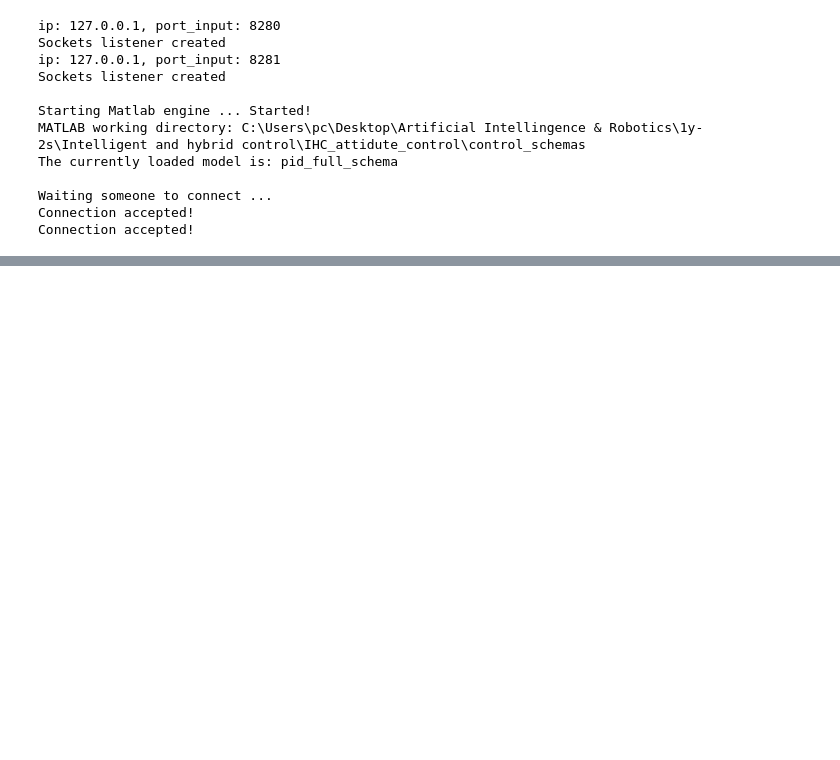
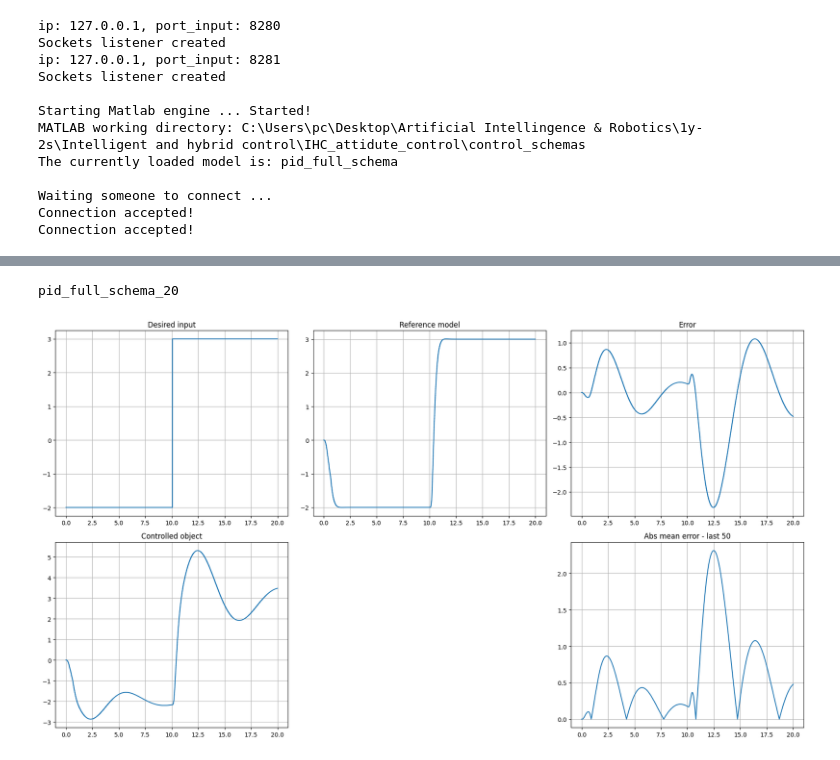
Before and after one commit to jacopotdsc/IHC_attidute_control, a Jupyter notebook: code/ihc_project.ipynb, the cells around one changed output, grey strips where cells are left out. Cells and saved outputs as stored; diff of their text form; code cells hidden in the pictures; blank space fills up the shorter version.

```diff
--- a/code/ihc_project.ipynb
+++ b/code/ihc_project.ipynb
@@ -651,0 +692,31 @@ pid_full_schema_20
+# %%
+try:
+    main_loop(
+        connection_receiver=connection_receiver,
+        connection_sender=connection_sender,
+        network=network,
+        dataset=dataset,
+        history_desired_input=history_desired_input,
+        history_reference_model=history_reference_model,
+        history_controlled_object=history_controlled_object,
+        history_error=history_error,
+        history_mean_error=history_mean_error,
+        mean_error_window=mean_error_window,
+        train_flag = False
+        )
+except Exception as e:
+    print()
+    print(e)
+    pass
+
+finally:
+
+    close_connections(
+        connection_receiver,
+        connection_sender,
+        send_socket,
+        receiver_socket,
+    )
+
+    eng.quit()
+    pass
@@ -651,0 +730,11 @@ pid_full_schema_20
+# %%
+plot_statistics(
+    history_error=history_error,
+    history_desired_input=history_desired_input,
+    history_reference_model=history_reference_model,
+    history_controlled_object=history_controlled_object,
+    history_mean_error=history_mean_error
+    )
+# %% [output]
+pid_full_schema_20
+[figure, added]
```
Also changed, not shown: parts of 7 cells of this notebook, 2 other files.
